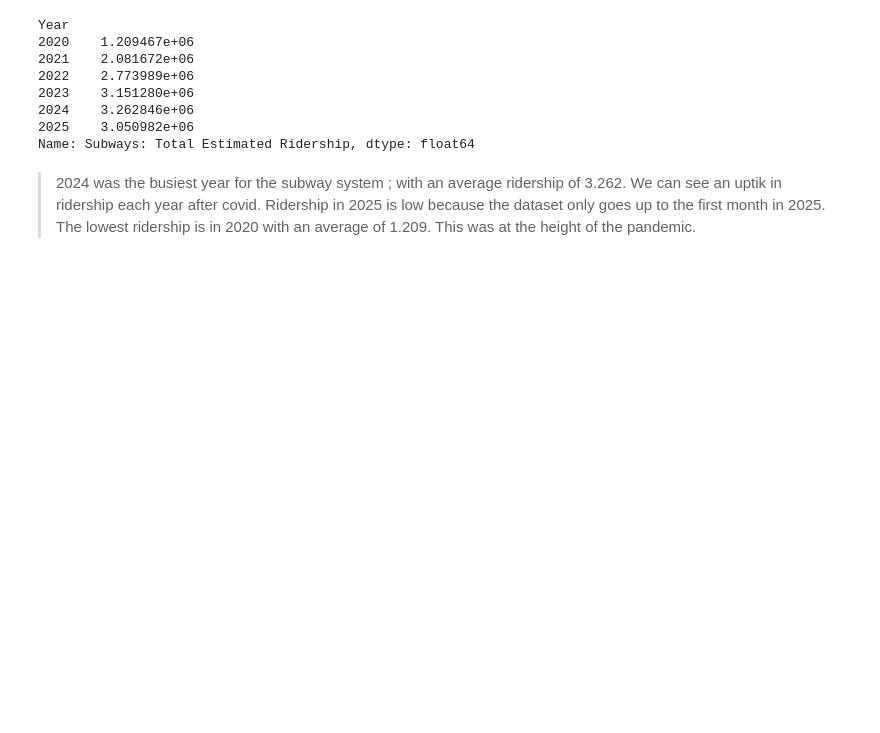
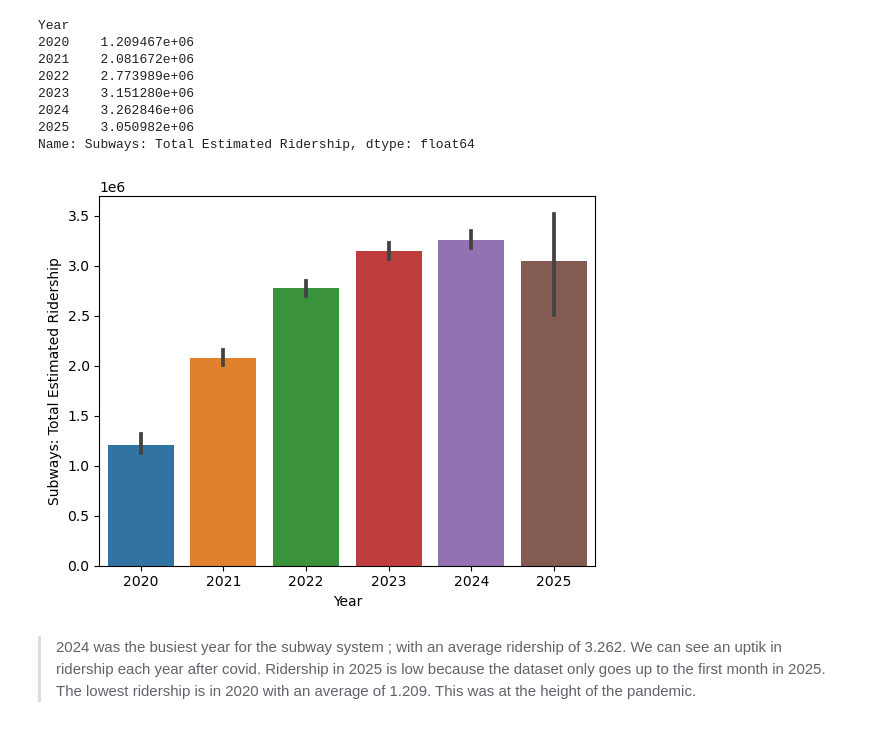
Before and after one commit to alishanstyles/MTA-Daily-Ridership, a Jupyter notebook: Untitled.ipynb, the cells around one changed output. Saved outputs shown, nothing was run; the diff lists cells and outputs as text; code cells hidden in the pictures; blank space fills up the shorter version.

```diff
--- a/Untitled.ipynb
+++ b/Untitled.ipynb
@@ -1077,6 +1082,12 @@ Year
 2024    3.262846e+06
 2025    3.050982e+06
 Name: Subways: Total Estimated Ridership, dtype: float64
+# %%
+sns.barplot(data = df,
+              y = 'Subways: Total Estimated Ridership',
+              x = 'Year');
+# %% [output]
+[figure, added]
 # %% [markdown]
 > 2024 was the busiest year for the subway system ; with an average ridership of 3.262. We can see an uptik in ridership each year after covid. Ridership in 2025 is low because the dataset only goes up to the first month in 2025. The lowest ridership is in 2020 with an average of 1.209. This was at the height of the pandemic.
 # %%
```
Also changed, not shown: parts of 6 cells of this notebook.
